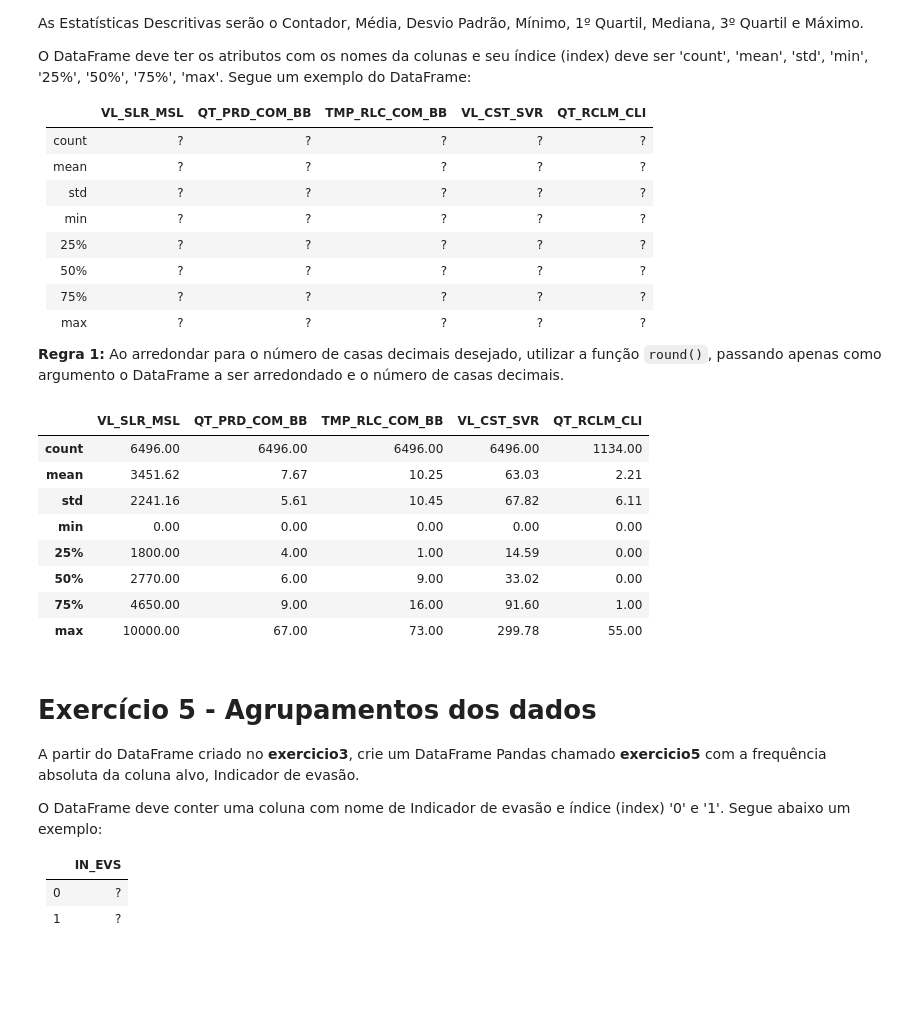
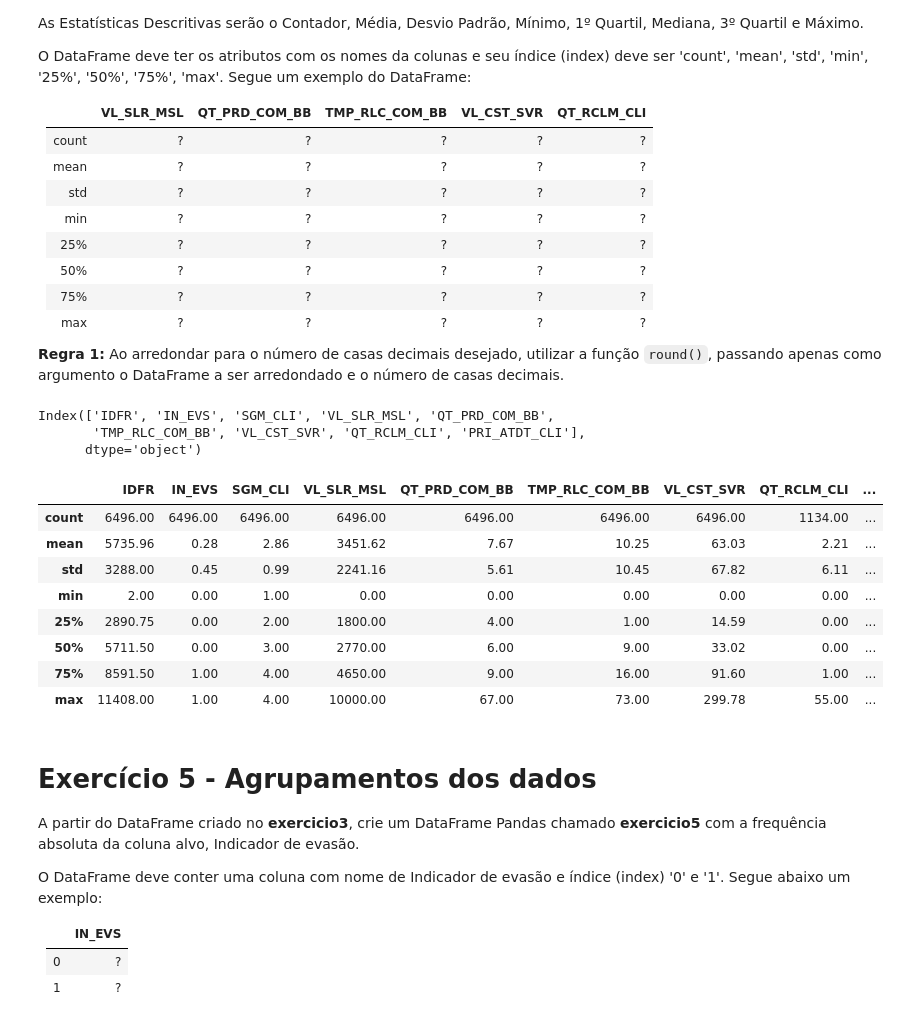
Before and after one commit to alexandreLoureiro/back, a Jupyter notebook: Desafio_em_branco_DS.ipynb, the cells around one changed output. Saved outputs shown, nothing was run; the diff lists cells and outputs as text; code cells hidden in the pictures; blank space fills up the shorter version.

```diff
--- a/Desafio_em_branco_DS.ipynb
+++ b/Desafio_em_branco_DS.ipynb
@@ -328,20 +319,29 @@ O DataFrame deve ter os atributos com os nomes da colunas e seu índice (index)
 
 **Regra 1:** Ao arredondar para o número de casas decimais desejado, utilizar a função `round()`, passando apenas como argumento o DataFrame a ser arredondado e o número de casas decimais.
 # %%
-variaveis_quantitativas = ['VL_SLR_MSL', 'QT_PRD_COM_BB', 'TMP_RLC_COM_BB', 'VL_CST_SVR', 'QT_RCLM_CLI']
-exercicio4 = exercicio3[variaveis_quantitativas].describe().round(2)
+# automatizar a captura das cokunas continuas, elas podem mudar, as colunas do exercico está como exemplo, na audit as colunas mudam constantemente
+colunas_quantitativas = exercicio3.select_dtypes(include=['float64', 'int64']).columns
+print(colunas_quantitativas)
+# %% [output]
+Index(['IDFR', 'IN_EVS', 'SGM_CLI', 'VL_SLR_MSL', 'QT_PRD_COM_BB',
+       'TMP_RLC_COM_BB', 'VL_CST_SVR', 'QT_RCLM_CLI', 'PRI_ATDT_CLI'],
+      dtype='object')
-# %%
-exercicio4
-# %% [output]
-|  | VL_SLR_MSL | QT_PRD_COM_BB | TMP_RLC_COM_BB | VL_CST_SVR | QT_RCLM_CLI |
-| count | 6496.00 | 6496.00 | 6496.00 | 6496.00 | 1134.00 |
-| mean | 3451.62 | 7.67 | 10.25 | 63.03 | 2.21 |
-| std | 2241.16 | 5.61 | 10.45 | 67.82 | 6.11 |
-| min | 0.00 | 0.00 | 0.00 | 0.00 | 0.00 |
-| 25% | 1800.00 | 4.00 | 1.00 | 14.59 | 0.00 |
-| 50% | 2770.00 | 6.00 | 9.00 | 33.02 | 0.00 |
-| 75% | 4650.00 | 9.00 | 16.00 | 91.60 | 1.00 |
-| max | 10000.00 | 67.00 | 73.00 | 299.78 | 55.00 |
+# %%
+# Gerar a estatística das colunas selecionadas
+exercicio4 = exercicio3[colunas_quantitativas].describe()
+# Arredondar valores
+exercicio4 = exercicio4.round(2)
+exercicio4
+# %% [output]
+|  | IDFR | IN_EVS | SGM_CLI | VL_SLR_MSL | QT_PRD_COM_BB | TMP_RLC_COM_BB | VL_CST_SVR | QT_RCLM_CLI | ... |
+| count | 6496.00 | 6496.00 | 6496.00 | 6496.00 | 6496.00 | 6496.00 | 6496.00 | 1134.00 | ... |
+| mean | 5735.96 | 0.28 | 2.86 | 3451.62 | 7.67 | 10.25 | 63.03 | 2.21 | ... |
+| std | 3288.00 | 0.45 | 0.99 | 2241.16 | 5.61 | 10.45 | 67.82 | 6.11 | ... |
+| min | 2.00 | 0.00 | 1.00 | 0.00 | 0.00 | 0.00 | 0.00 | 0.00 | ... |
+| 25% | 2890.75 | 0.00 | 2.00 | 1800.00 | 4.00 | 1.00 | 14.59 | 0.00 | ... |
+| 50% | 5711.50 | 0.00 | 3.00 | 2770.00 | 6.00 | 9.00 | 33.02 | 0.00 | ... |
+| 75% | 8591.50 | 1.00 | 4.00 | 4650.00 | 9.00 | 16.00 | 91.60 | 1.00 | ... |
+| max | 11408.00 | 1.00 | 4.00 | 10000.00 | 67.00 | 73.00 | 299.78 | 55.00 | ... |
 # %% [markdown]
 # Exercício 5 - Agrupamentos dos dados
 
```
Also changed, not shown: parts of 50 cells of this notebook.
